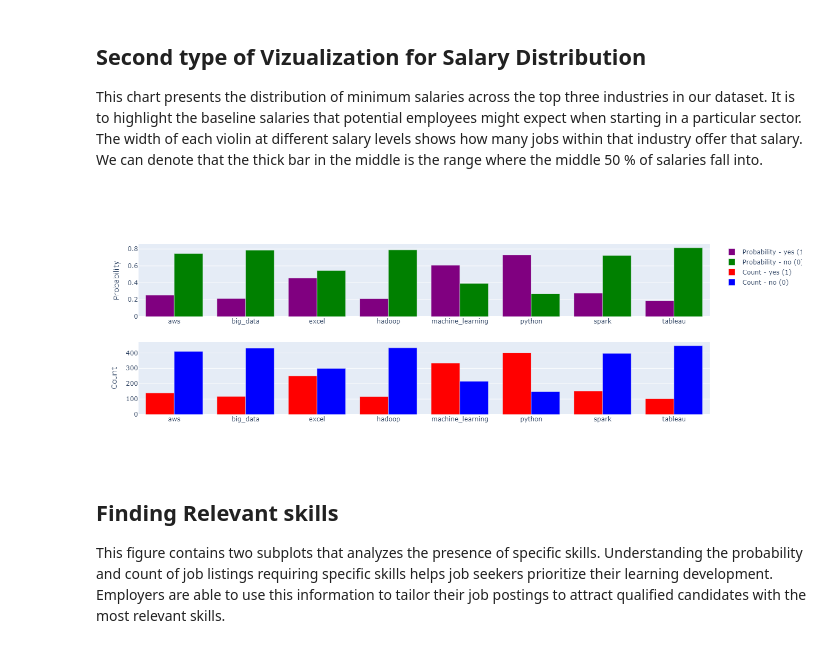
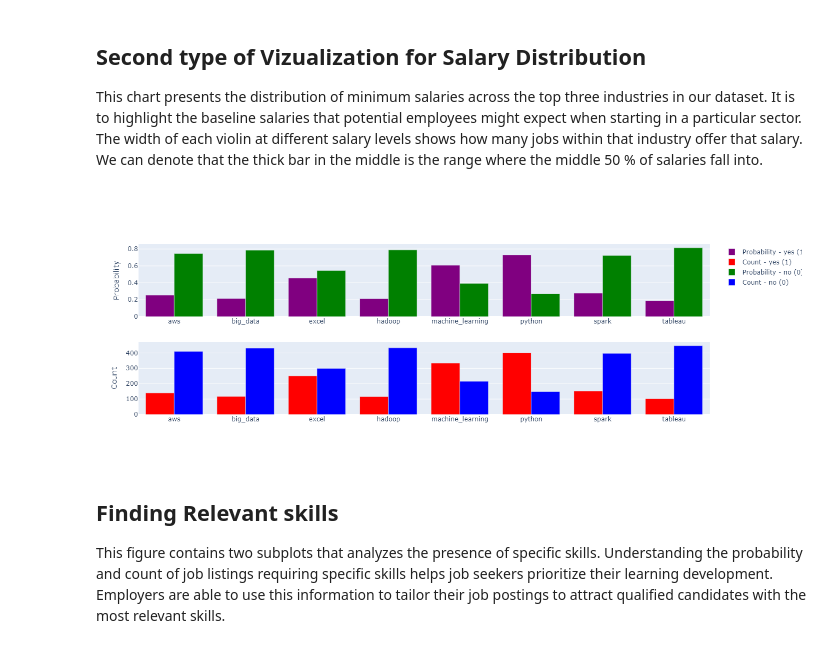
Before and after one commit to AngelX62/Data-Science-Job-Clean, a Jupyter notebook: Data_Science.ipynb, the cells around one changed output. Saved outputs shown, nothing was run; the diff lists cells and outputs as text; code cells hidden in the pictures.

```diff
--- a/Data_Science.ipynb
+++ b/Data_Science.ipynb
@@ -576,62 +576,51 @@ This chart presents the distribution of minimum salaries across the top three in
 # %%
 # To create subplots with 2 rows and 1 column
 fig = make_subplots(rows=2, cols=1)
 # Get required data for melt function
 data = df[['python', 'excel', 'hadoop', 'spark',
              'tableau', 'aws', 'big_data', 'machine_learning']]
+
 # Melt function: Unpivots a DataFrame from a wide format to a long format
 # Converts DataFrame into long DataFrame with two columns: Skill and Presence
 data_melted = data.melt(var_name='Skill', value_name='Presence')
 # Grouping data and resetting index
 prob_data = data_melted.groupby(['Skill', 'Presence']).size().reset_index(name = 'Count')
 # divide the total of Counts by the number of skill req
 prob_data['Probability'] = prob_data['Count'] / len(data)
-# Subplot #1
-fig.add_trace(
-    go.Bar(x=prob_data.query('Presence == 1')['Skill'],
-           y=prob_data.query('Presence == 1')['Probability'],
-           name='Probability - yes (1)',
-           marker_color = 'purple'
-    ),
-    row=1, col=1
-)
+conditions = [
+    {'presence': 1, 'prob_color': 'purple', 'count_color': 'red', 'prob_name': 'Probability - yes (1)', 'count_name': 'Count - yes (1)'},
+    {'presence': 0, 'prob_color': 'green', 'count_color': 'blue', 'prob_name': 'Probability - no (0)',  'count_name': 'Count - no (0)'}
+]
+for cond in conditions:
+    # Subplot #1
+    fig.add_trace(
+        go.Bar(x=prob_data.query(f'Presence == {cond["presence"]}')['Skill'],
+               y=prob_data.query(f'Presence == {cond["presence"]}')['Probability'],
+               name=cond['prob_name'],
+               marker_color=cond['prob_color']
+        ),
+        row=1, col=1
+    )
 
-fig.add_trace(
-     go.Bar(x=prob_data.query('Presence == 0')['Skill'],
-            y=prob_data.query('Presence == 0')['Probability'],
-            name='Probability - no (0)',
-            marker_color = 'Green'
-    ),
-    row=1, col=1
-)
-
-fig.add_trace(
-     go.Bar(x=prob_data[prob_data['Presence'] == 1]['Skill'],
-            y=prob_data[prob_data['Presence'] == 1]['Count'],
-            name='Count - yes (1)',
-            marker_color = 'red'
-    ),
-    row=2, col=1
-)
-
-fig.add_trace(
-     go.Bar(x=prob_data[prob_data['Presence'] == 0]['Skill'],
-            y=prob_data[prob_data['Presence'] == 0]['Count'],
-            name='Count - no (0)',
-            marker_color = 'blue'
-    ),
-    row=2, col=1
-)
+    fig.add_trace(
+         go.Bar(x=prob_data.query(f'Presence == {cond["presence"]}')['Skill'],
+                y=prob_data.query(f'Presence == {cond["presence"]}')['Count'],
+                name=cond['count_name'],
+                marker_color=cond['count_color']
+        ),
+        row=2, col=1
+    )
 
 fig.update_layout(height=500,
                   width=1000)
 
 fig.update_yaxes(title_text='Probability', row=1, col=1)
 fig.update_yaxes(title_text='Count', row=2, col=1)
 
+
 fig.show()
 # %% [output]
-[figure, old version]
+[figure, new version]
 # %% [markdown]
 ## Finding Relevant skills
 This figure contains two subplots that analyzes the presence of specific skills. Understanding the probability and count of job listings requiring specific skills helps job seekers prioritize their learning development. Employers are able to use this information to tailor their job postings to attract qualified candidates with the most relevant skills.
```
Also changed, not shown: parts of 1 cell of this notebook.
